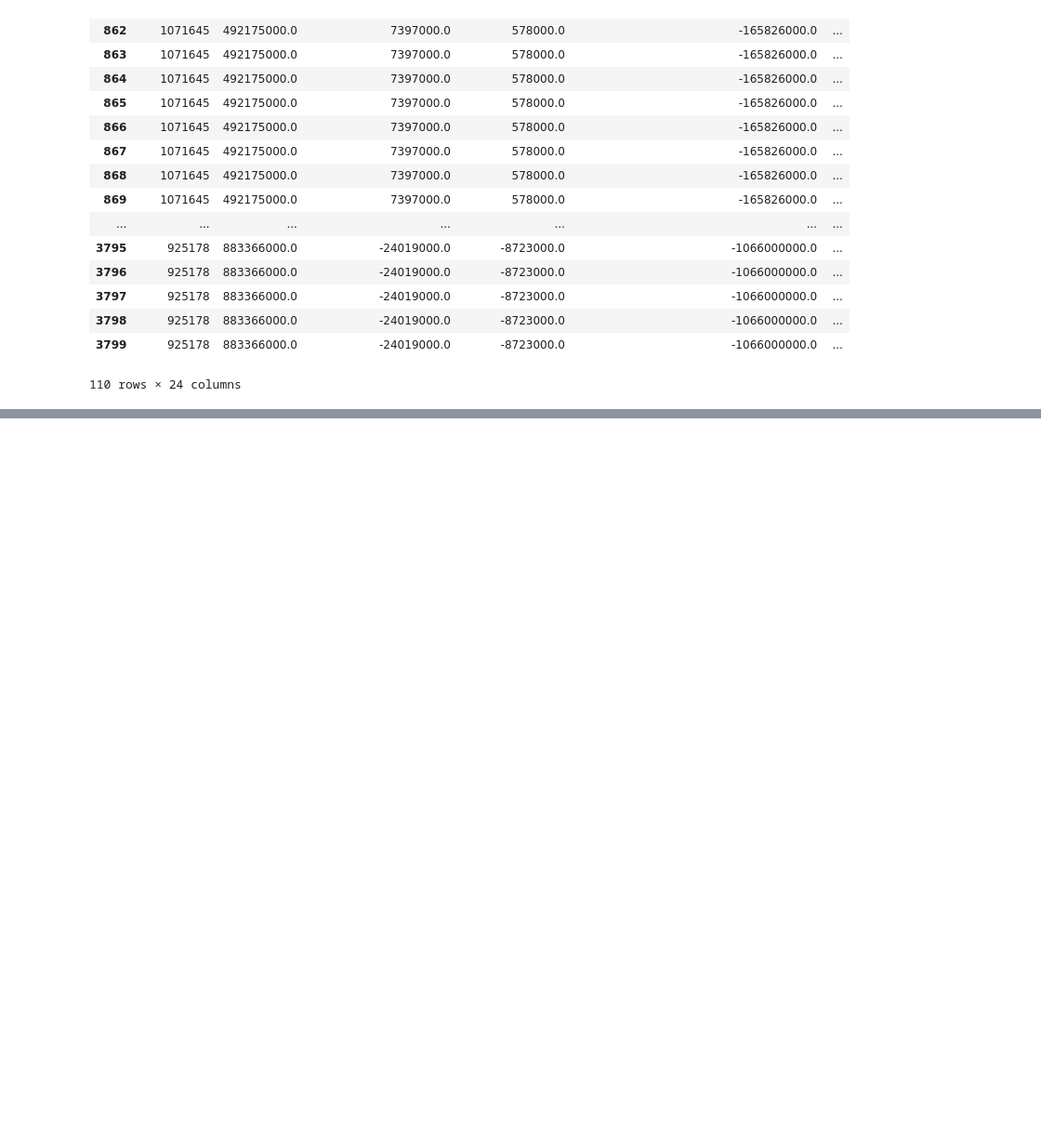
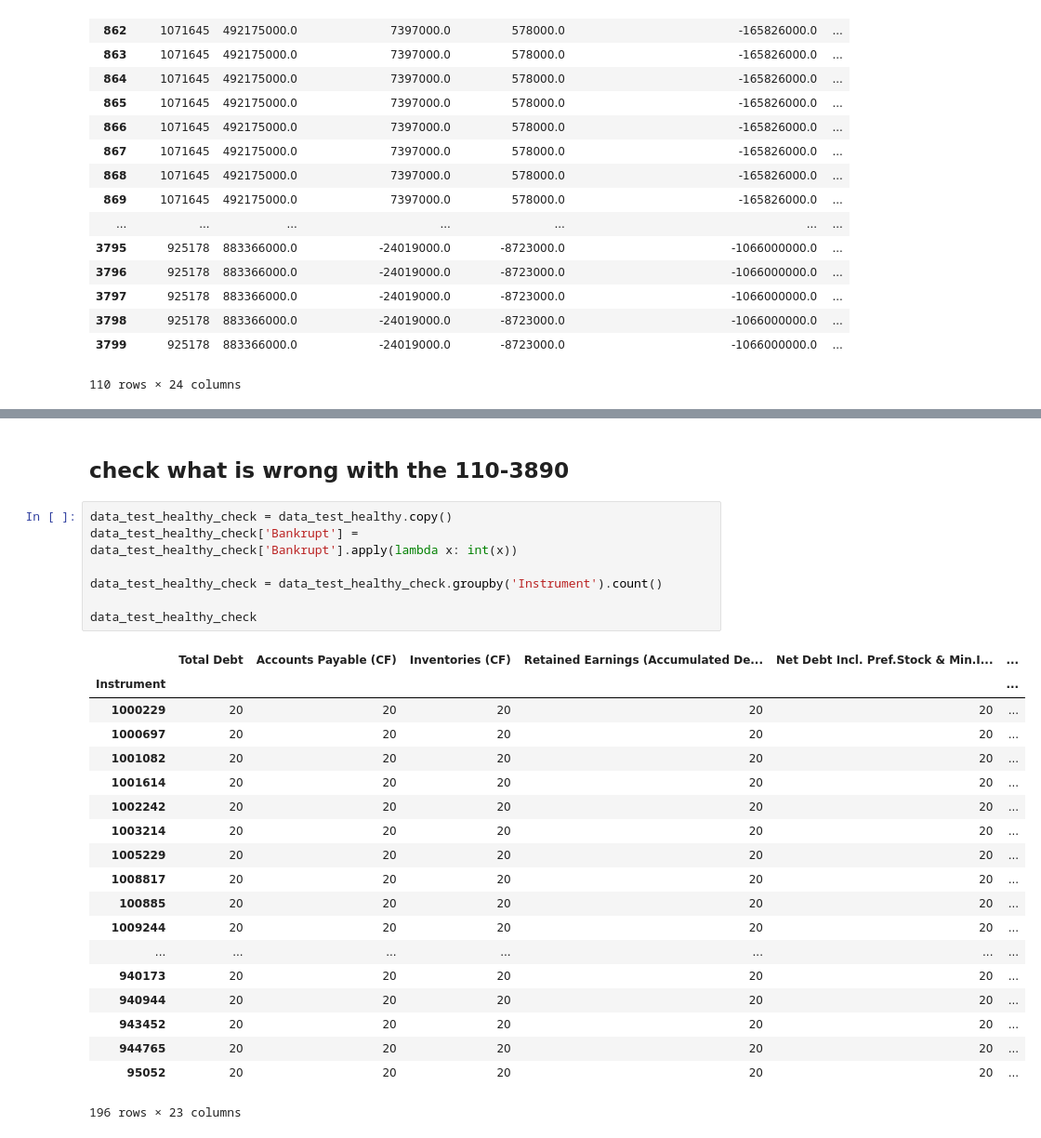
Before and after one commit to Faisalsouz/bankruptcy, a Jupyter notebook: data/Eikon/cleaningTry.ipynb, the cells around one changed output, grey strips where cells are left out. Shown at 93% size. Drawn from its saved outputs; the diff is of its cells as text; blank space fills up the shorter version.

```diff
--- a/data/Eikon/cleaningTry.ipynb
+++ b/data/Eikon/cleaningTry.ipynb
@@ -169,3 +169,32 @@ data_test_healthy
 | 3998 | 95052 | 421785000.0 | 6088000.0 | -2075000.0 | -208360000.0 | ... |
 | 3999 | 95052 | 421785000.0 | 6088000.0 | -2075000.0 | -208360000.0 | ... |
 3890 rows × 24 columns
+# %% [markdown]
+## check what is wrong with the 110-3890
+# %%
+data_test_healthy_check = data_test_healthy.copy()
+data_test_healthy_check['Bankrupt'] = data_test_healthy_check['Bankrupt'].apply(lambda x: int(x))
+
+data_test_healthy_check = data_test_healthy_check.groupby('Instrument').count()
+
+data_test_healthy_check
+# %% [output]
+|  | Total Debt | Accounts Payable (CF) | Inventories (CF) | Retained Earnings (Accumulated De... | Net Debt Incl. Pref.Stock & Min.I... | ... |
+| Instrument |  |  |  |  |  | ... |
+| 1000229 | 20 | 20 | 20 | 20 | 20 | ... |
+| 1000697 | 20 | 20 | 20 | 20 | 20 | ... |
+| 1001082 | 20 | 20 | 20 | 20 | 20 | ... |
+| 1001614 | 20 | 20 | 20 | 20 | 20 | ... |
+| 1002242 | 20 | 20 | 20 | 20 | 20 | ... |
+| 1003214 | 20 | 20 | 20 | 20 | 20 | ... |
+| 1005229 | 20 | 20 | 20 | 20 | 20 | ... |
+| 1008817 | 20 | 20 | 20 | 20 | 20 | ... |
+| 100885 | 20 | 20 | 20 | 20 | 20 | ... |
+| 1009244 | 20 | 20 | 20 | 20 | 20 | ... |
+| ... | ... | ... | ... | ... | ... | ... |
+| 940173 | 20 | 20 | 20 | 20 | 20 | ... |
+| 940944 | 20 | 20 | 20 | 20 | 20 | ... |
+| 943452 | 20 | 20 | 20 | 20 | 20 | ... |
+| 944765 | 20 | 20 | 20 | 20 | 20 | ... |
+| 95052 | 20 | 20 | 20 | 20 | 20 | ... |
+196 rows × 23 columns
```
Also changed, not shown: parts of 10 cells of this notebook, 2 other files.
